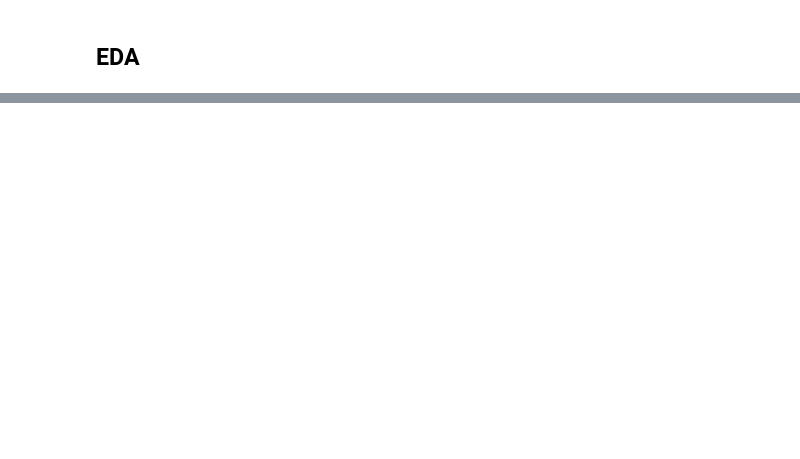
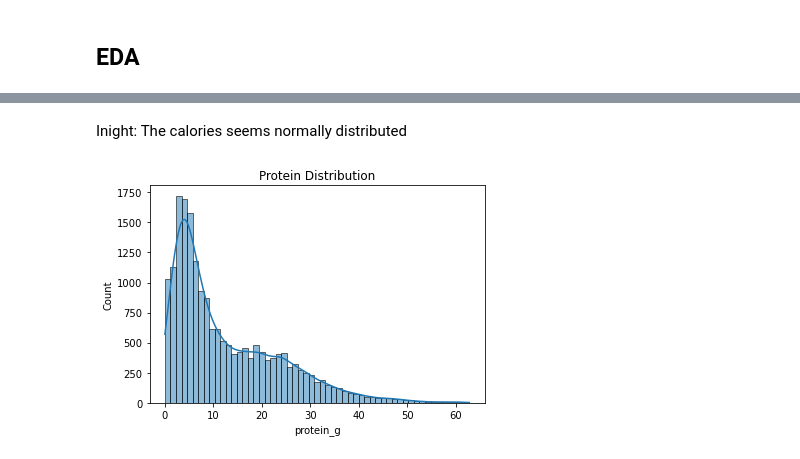
Before and after one commit to Hanadi-am/Personalized_Recipe_Recommender, a Jupyter notebook: src/Recipe.ipynb, the cells around one changed output, grey strips where cells are left out. Cells and saved outputs as stored; diff of their text form; code cells hidden in the pictures; blank space fills up the shorter version.

```diff
--- a/src/Recipe.ipynb
+++ b/src/Recipe.ipynb
@@ -668,0 +767,7 @@ Recipe.to_csv('full_clean_data.csv', index = False)
+# %% [markdown]
+Inight: The calories seems normally distributed
+# %%
+sns.histplot(Recipe.protein_g, kde=True)
+plt.title('Protein Distribution');
+# %% [output]
+[figure, added]
```
Also changed, not shown: parts of 42 cells of this notebook, 1 other file.
